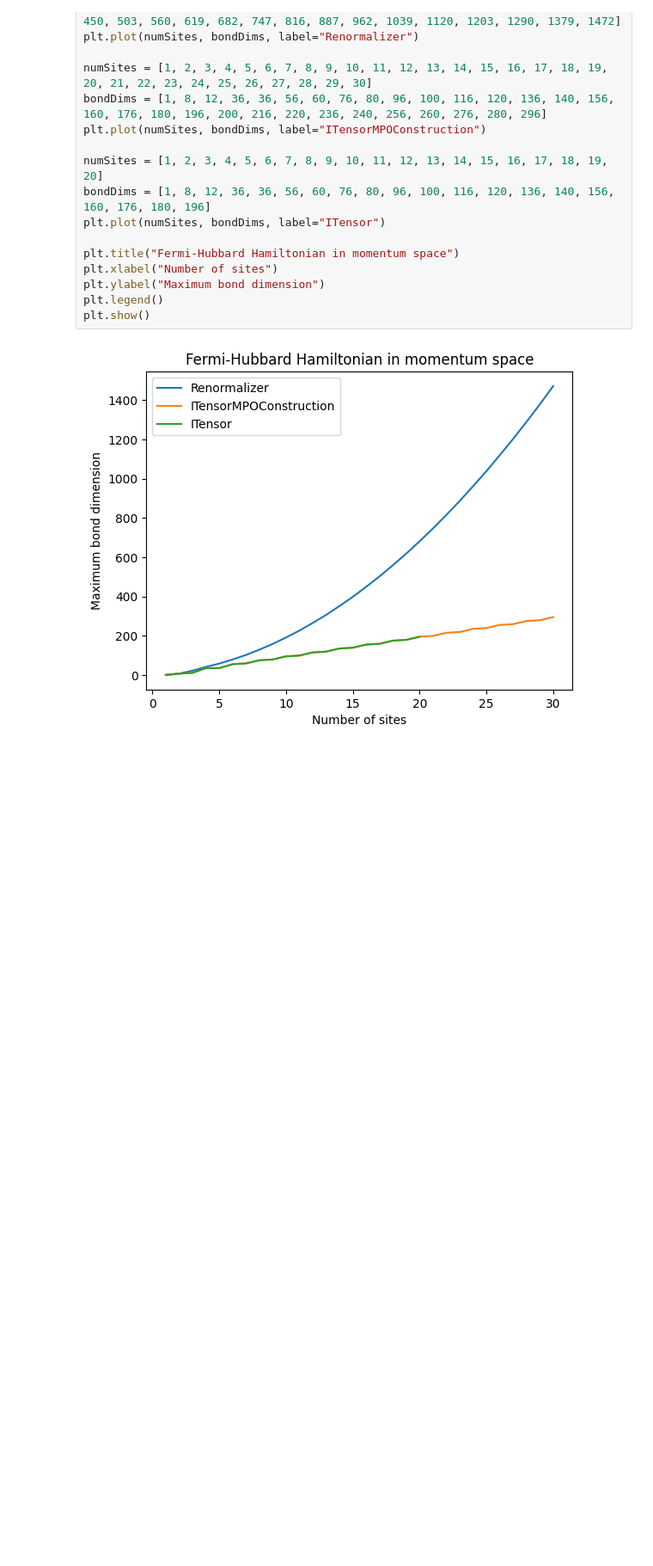
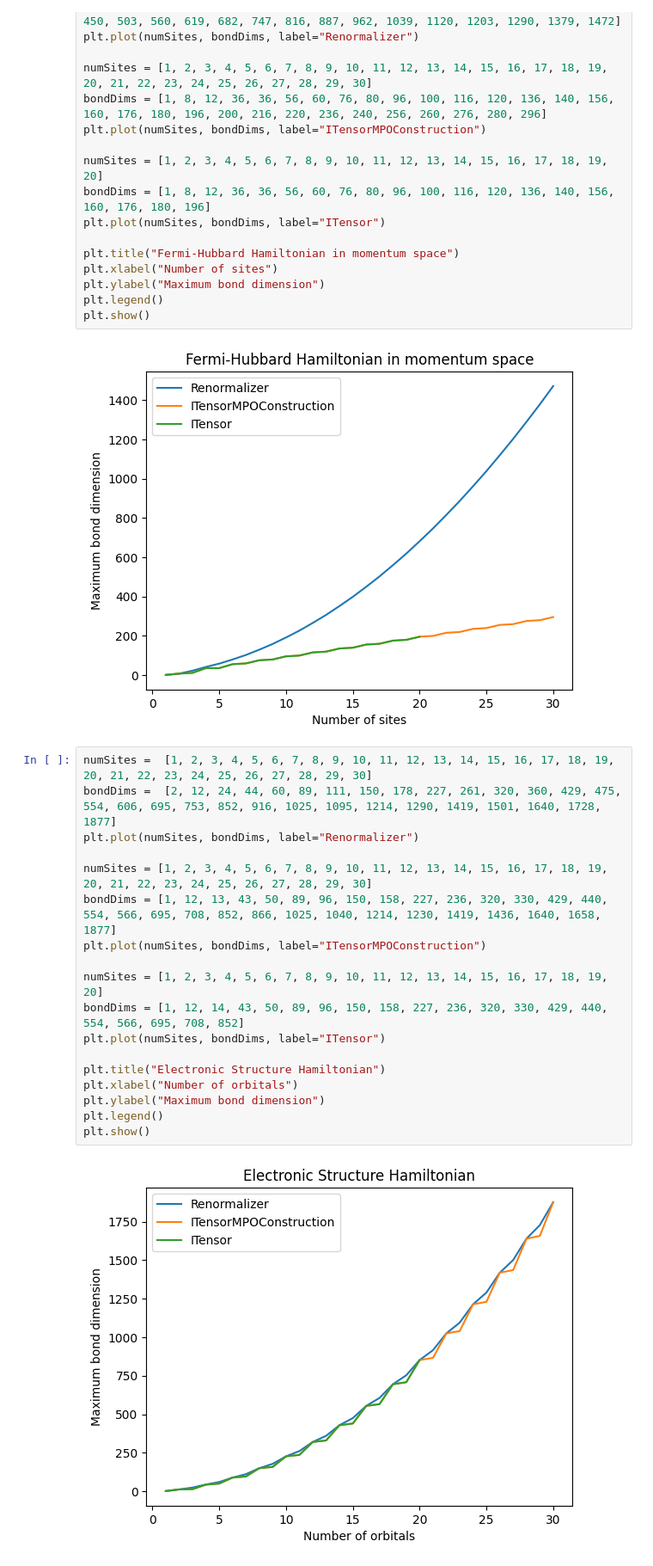
Before and after one commit to ITensor/ITensorMPOConstruction.jl, a Jupyter notebook: docs/plot-generators/plots.ipynb, the cells around one changed output. Shown: that part at 86% size. Cells and saved outputs as stored; diff of their text form; blank space fills up the shorter version.

```diff
--- a/docs/plot-generators/plots.ipynb
+++ b/docs/plot-generators/plots.ipynb
@@ -21,3 +21,23 @@ plt.legend()
 plt.show()
 # %% [output]
 [figure]
+# %%
+numSites =  [1, 2, 3, 4, 5, 6, 7, 8, 9, 10, 11, 12, 13, 14, 15, 16, 17, 18, 19, 20, 21, 22, 23, 24, 25, 26, 27, 28, 29, 30]
+bondDims =  [2, 12, 24, 44, 60, 89, 111, 150, 178, 227, 261, 320, 360, 429, 475, 554, 606, 695, 753, 852, 916, 1025, 1095, 1214, 1290, 1419, 1501, 1640, 1728, 1877]
+plt.plot(numSites, bondDims, label="Renormalizer")
+
+numSites = [1, 2, 3, 4, 5, 6, 7, 8, 9, 10, 11, 12, 13, 14, 15, 16, 17, 18, 19, 20, 21, 22, 23, 24, 25, 26, 27, 28, 29, 30]
+bondDims = [1, 12, 13, 43, 50, 89, 96, 150, 158, 227, 236, 320, 330, 429, 440, 554, 566, 695, 708, 852, 866, 1025, 1040, 1214, 1230, 1419, 1436, 1640, 1658, 1877]
+plt.plot(numSites, bondDims, label="ITensorMPOConstruction")
+
+numSites = [1, 2, 3, 4, 5, 6, 7, 8, 9, 10, 11, 12, 13, 14, 15, 16, 17, 18, 19, 20]
+bondDims = [1, 12, 14, 43, 50, 89, 96, 150, 158, 227, 236, 320, 330, 429, 440, 554, 566, 695, 708, 852]
+plt.plot(numSites, bondDims, label="ITensor")
+
+plt.title("Electronic Structure Hamiltonian")
+plt.xlabel("Number of orbitals")
+plt.ylabel("Maximum bond dimension")
+plt.legend()
+plt.show()
+# %% [output]
+[figure, added]
```
Also changed, not shown: 3 other files.
